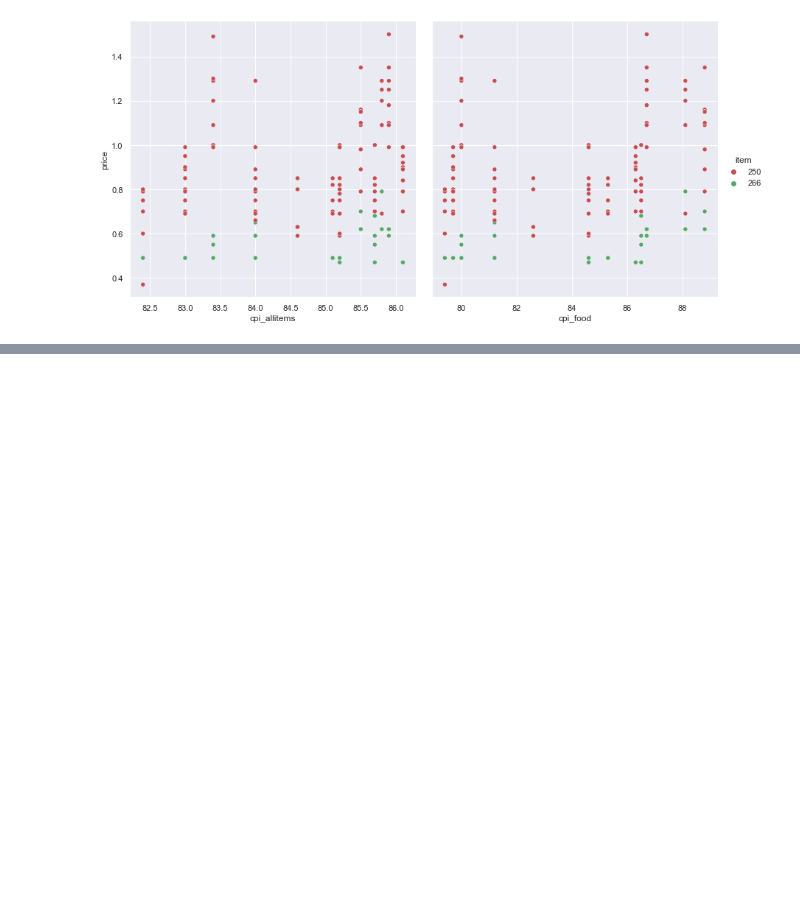
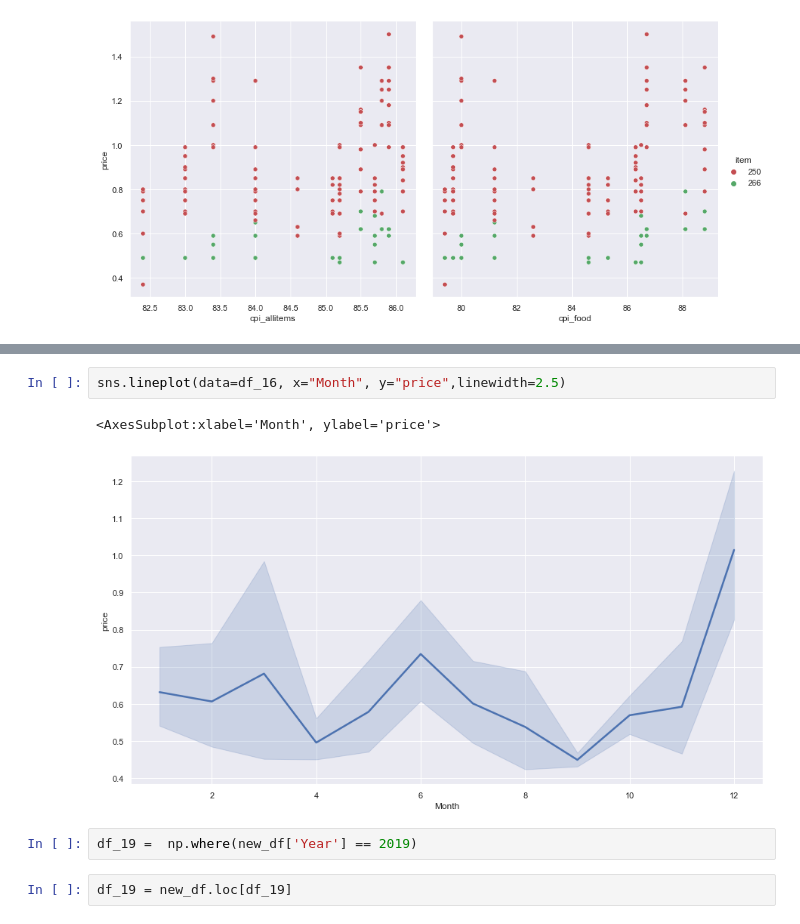
Before and after one commit to colinmburugu/Group_6_interns, a Jupyter notebook: Lettuce_V2.ipynb, the cells around one changed output, grey strips where cells are left out. Drawn from its saved outputs; the diff is of its cells as text; blank space fills up the shorter version.

```diff
--- a/Lettuce_V2.ipynb
+++ b/Lettuce_V2.ipynb
@@ -187,0 +229,9 @@ sns.lineplot(data=df_08, x="Month", y="price", hue="item",palette=['r', 'g'], li
+# %%
+sns.lineplot(data=df_16, x="Month", y="price",linewidth=2.5)
+# %% [output]
+<AxesSubplot:xlabel='Month', ylabel='price'>
+[figure, added]
+# %%
+df_19 =  np.where(new_df['Year'] == 2019)
+# %%
+df_19 = new_df.loc[df_19]
```
Also changed, not shown: parts of 14 cells of this notebook, 1 other file.
